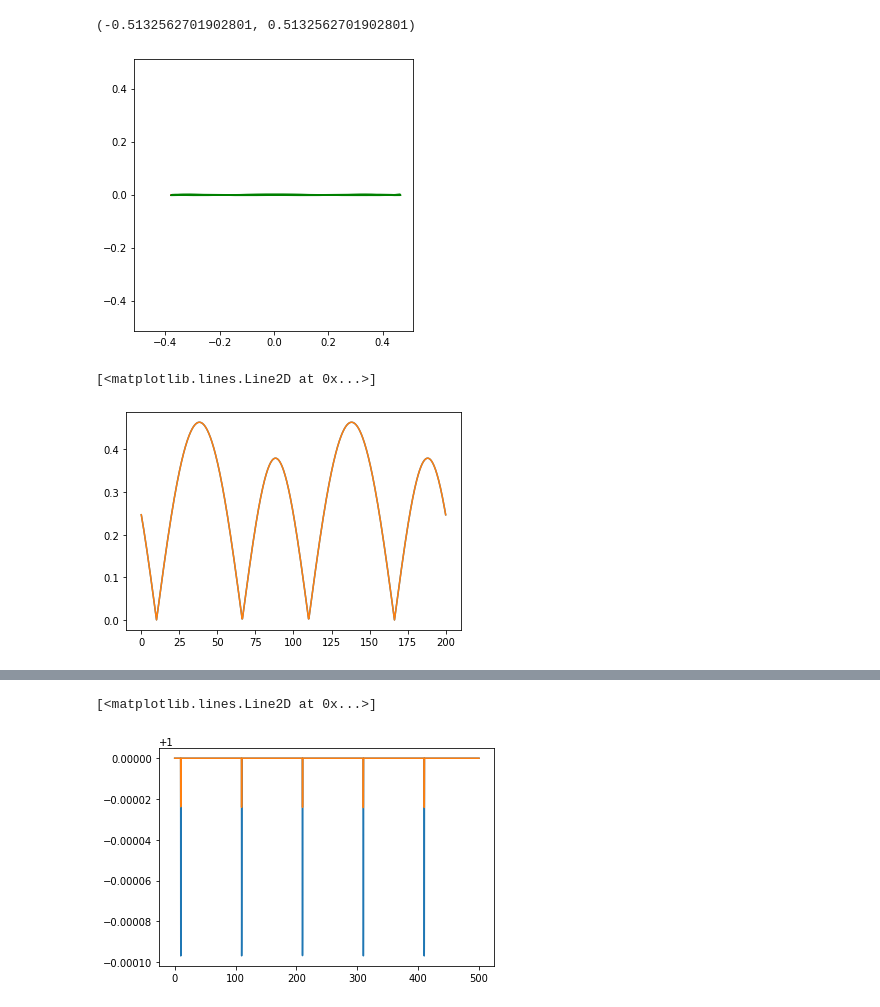
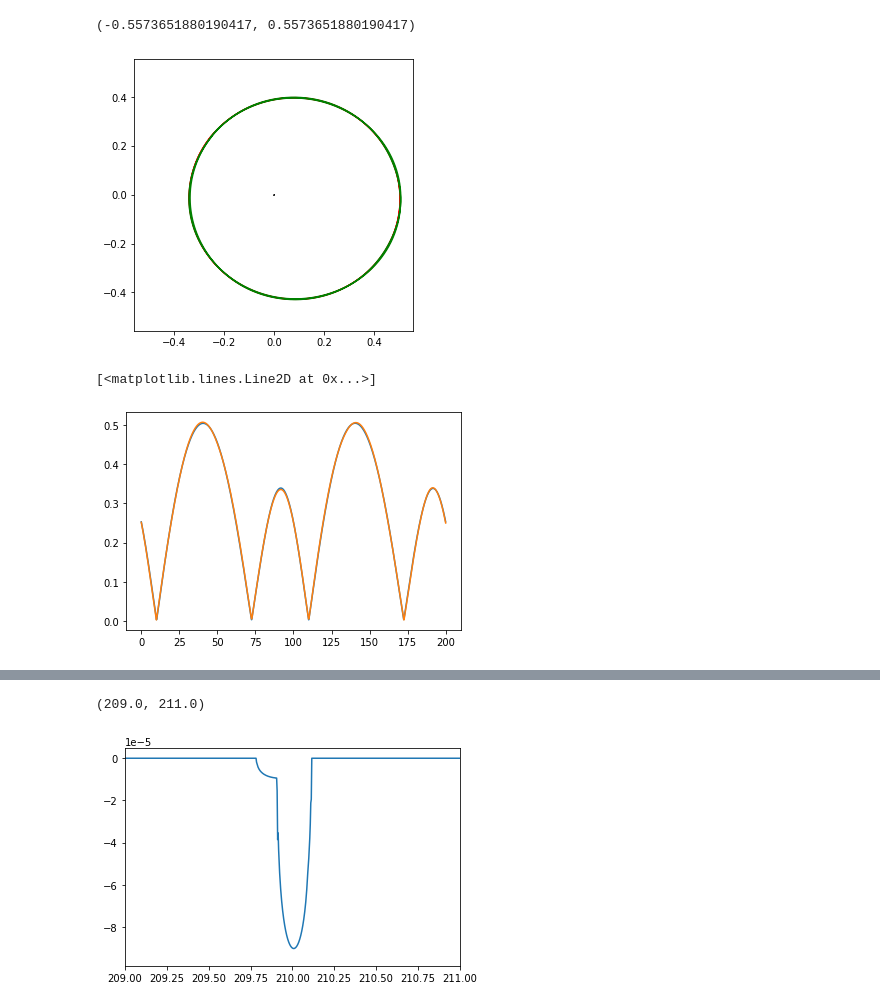
Before and after one commit to tagordon/dynamoon, a Jupyter notebook: kepler/Untitled.ipynb, the cells around one changed output, grey strips where cells are left out. Drawn from its saved outputs; the diff is of its cells as text; code cells hidden in the pictures.

```diff
--- a/kepler/Untitled.ipynb
+++ b/kepler/Untitled.ipynb
@@ -27,31 +27,29 @@ stx, sty, stz = stcoords
 plx, ply, plz = plcoords
 mox, moy, moz = mocoords
 
-pl.plot(stx, sty, color='k')
-pl.plot(plx, ply, color='r')
-pl.plot(mox, moy, color='g')
+pl.plot(stx, stz, color='k')
+pl.plot(plx, plz, color='r')
+pl.plot(mox, moz, color='g')
 
 lims = -1.1*np.max(mox), 1.1*np.max(mox)
 pl.xlim(lims)
 pl.ylim(lims)
 # %% [output]
-(-0.5132562701902801, 0.5132562701902801)
+(-0.5573651880190417, 0.5573651880190417)
-[figure, old version]
+[figure, new version]
 # %%
 dpl, dmo = sys.sky_projected_distance(t)
-d = sys.starplanet_distance(t)
 
 pl.plot(t, dpl)
-pl.plot(t, d)
+pl.plot(t, dmo)
 # %% [output]
 [<matplotlib.lines.Line2D at 0x...>]
-[figure, old version]
+[figure, new version]
 # %%
-t = np.linspace(0, 500, 10000)
-u = [0.2, 0.4]
+t = np.linspace(0, 300, 100000)
+u = [0.5, 0.5]
 %time flux = phot.flux(sys, t, u)
-pl.plot(t, flux[0])
-pl.plot(t, flux[1])
-#pl.xlim(9, 11)
+pl.plot(t, flux)
+pl.xlim(209, 211)
 #pl.axhline(1 - (sys.planet.radius / sys.star.radius)**2)
 # %% [output]
@@ -60,2 +58,2 @@ Wall time: 55.5 ms
-[<matplotlib.lines.Line2D at 0x...>]
+(209.0, 211.0)
-[figure, old version]
+[figure, new version]
```
Also changed, not shown: parts of 8 cells of this notebook, 2 other files.
